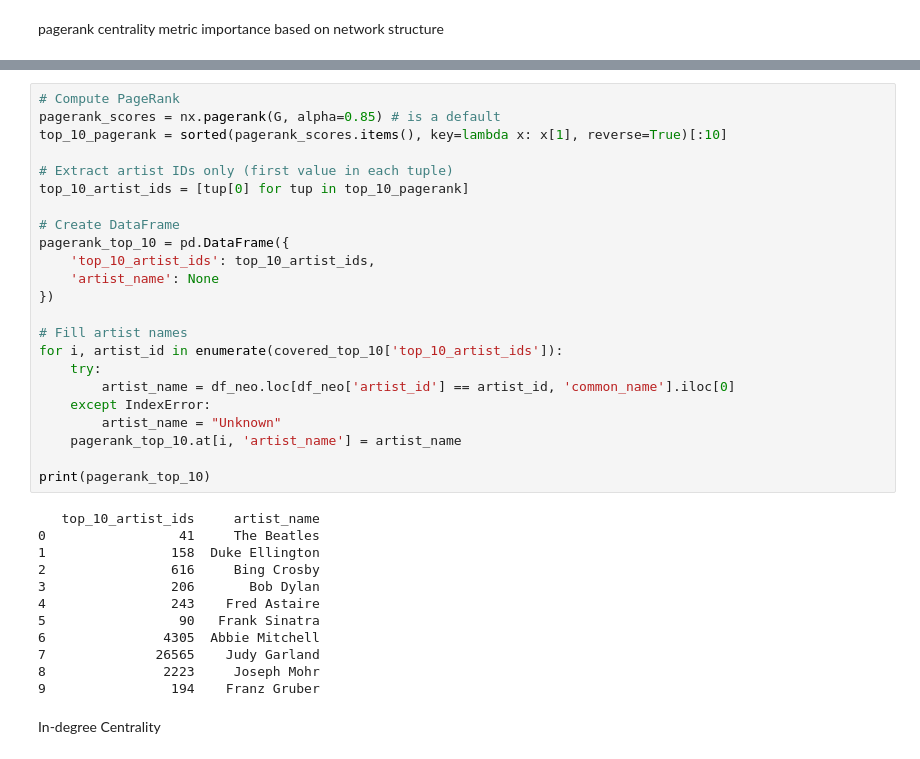
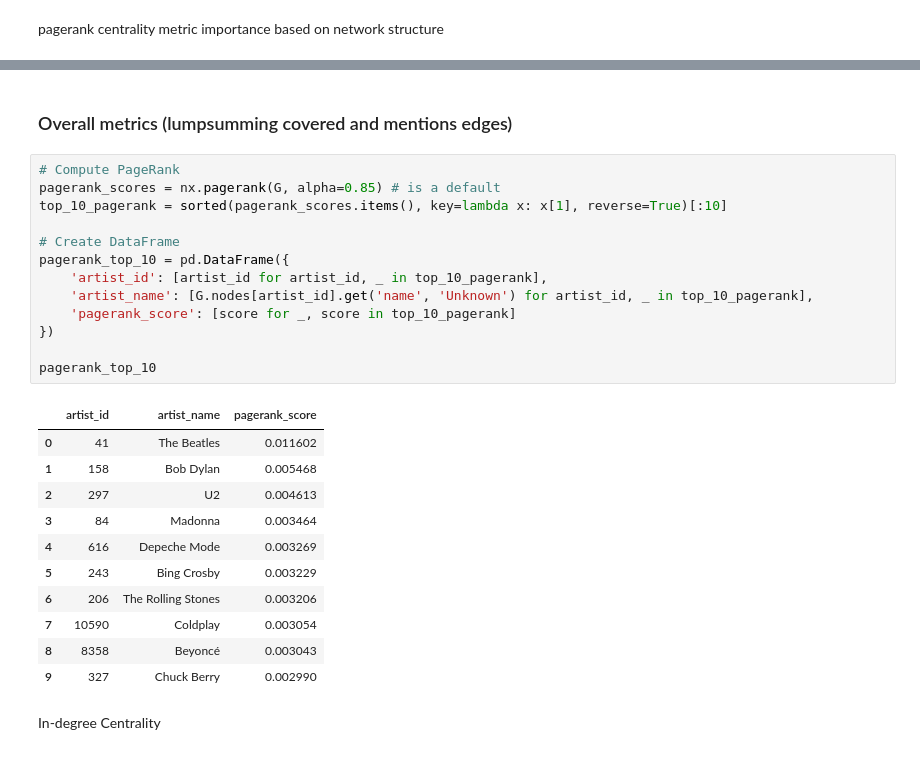
Before and after one commit to freiraum-bq/Music_Project, a Jupyter notebook: python/integrated.ipynb, the cells around one changed output, grey strips where cells are left out. Cells and saved outputs as stored; diff of their text form.

Commit message:
add metrics for covered and mentioned seperately

```diff
--- a/python/integrated.ipynb
+++ b/python/integrated.ipynb
@@ -493,38 +493,30 @@ Edges: 414401
+# %% [markdown]
+### Overall metrics (lumpsumming covered and mentions edges)
 # %%
 # Compute PageRank
 pagerank_scores = nx.pagerank(G, alpha=0.85) # is a default
 top_10_pagerank = sorted(pagerank_scores.items(), key=lambda x: x[1], reverse=True)[:10]
 
-# Extract artist IDs only (first value in each tuple)
-top_10_artist_ids = [tup[0] for tup in top_10_pagerank]
-
 # Create DataFrame
 pagerank_top_10 = pd.DataFrame({
-    'top_10_artist_ids': top_10_artist_ids,
-    'artist_name': None
+    'artist_id': [artist_id for artist_id, _ in top_10_pagerank],
+    'artist_name': [G.nodes[artist_id].get('name', 'Unknown') for artist_id, _ in top_10_pagerank],
+    'pagerank_score': [score for _, score in top_10_pagerank]
 })
 
-# Fill artist names
-for i, artist_id in enumerate(covered_top_10['top_10_artist_ids']):
-    try:
-        artist_name = df_neo.loc[df_neo['artist_id'] == artist_id, 'common_name'].iloc[0]
-    except IndexError:
-        artist_name = "Unknown"
-    pagerank_top_10.at[i, 'artist_name'] = artist_name
-
-print(pagerank_top_10)
+pagerank_top_10
 # %% [output]
-   top_10_artist_ids     artist_name
-0                 41     The Beatles
-1                158  Duke Ellington
-2                616     Bing Crosby
-3                206       Bob Dylan
-4                243    Fred Astaire
-5                 90   Frank Sinatra
-6               4305  Abbie Mitchell
-7              26565    Judy Garland
-8               2223     Joseph Mohr
-9                194    Franz Gruber
+|  | artist_id | artist_name | pagerank_score |
+| 0 | 41 | The Beatles | 0.011602 |
+| 1 | 158 | Bob Dylan | 0.005468 |
+| 2 | 297 | U2 | 0.004613 |
+| 3 | 84 | Madonna | 0.003464 |
+| 4 | 616 | Depeche Mode | 0.003269 |
+| 5 | 243 | Bing Crosby | 0.003229 |
+| 6 | 206 | The Rolling Stones | 0.003206 |
+| 7 | 10590 | Coldplay | 0.003054 |
+| 8 | 8358 | Beyoncé | 0.003043 |
+| 9 | 327 | Chuck Berry | 0.002990 |
 # %% [markdown]
 In-degree Centrality
 # %%
```
Also changed, not shown: parts of 14 cells of this notebook.
